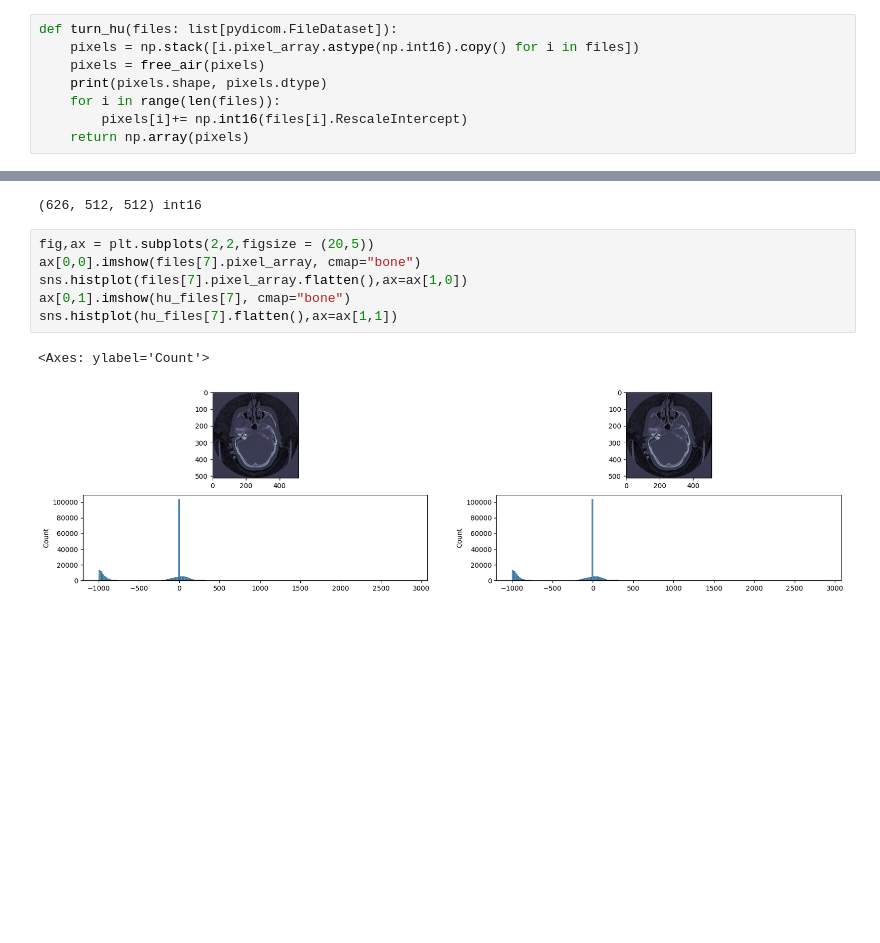
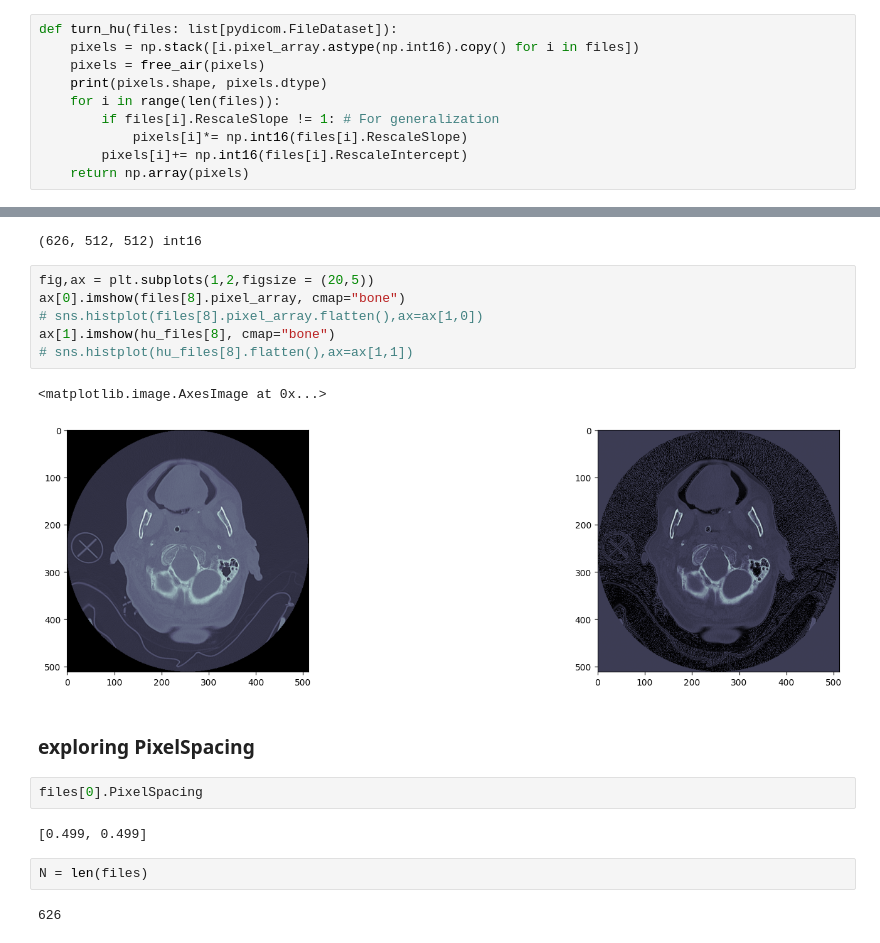
Before and after one commit to moyaser315/medsam-dicom, a Jupyter notebook: notebooks/dicom_processing.ipynb, the cells around one changed output, grey strips where cells are left out. Saved outputs shown, nothing was run; the diff lists cells and outputs as text; blank space fills up the shorter version.

Commit message:
finish exploring Dicom

```diff
--- a/notebooks/dicom_processing.ipynb
+++ b/notebooks/dicom_processing.ipynb
@@ -135,6 +136,8 @@ def turn_hu(files: list[pydicom.FileDataset]):
     pixels = free_air(pixels)
     print(pixels.shape, pixels.dtype)
     for i in range(len(files)):
+        if files[i].RescaleSlope != 1: # For generalization
+            pixels[i]*= np.int16(files[i].RescaleSlope)
         pixels[i]+= np.int16(files[i].RescaleIntercept)
     return np.array(pixels)
 # %%
@@ -142,11 +145,21 @@ hu_files = turn_hu(files)
 # %% [output]
 (626, 512, 512) int16
 # %%
-fig,ax = plt.subplots(2,2,figsize = (20,5))
-ax[0,0].imshow(files[7].pixel_array, cmap="bone")
-sns.histplot(files[7].pixel_array.flatten(),ax=ax[1,0])
-ax[0,1].imshow(hu_files[7], cmap="bone")
-sns.histplot(hu_files[7].flatten(),ax=ax[1,1])
+fig,ax = plt.subplots(1,2,figsize = (20,5))
+ax[0].imshow(files[8].pixel_array, cmap="bone")
+# sns.histplot(files[8].pixel_array.flatten(),ax=ax[1,0])
+ax[1].imshow(hu_files[8], cmap="bone")
+# sns.histplot(hu_files[8].flatten(),ax=ax[1,1])
 # %% [output]
-<Axes: ylabel='Count'>
+<matplotlib.image.AxesImage at 0x...>
-[figure, old version]
+[figure, new version]
+# %% [markdown]
+### exploring PixelSpacing
+# %%
+files[0].PixelSpacing
+# %% [output]
+[0.499, 0.499]
+# %%
+N = len(files)
+# %% [output]
+626
```
Also changed, not shown: parts of 4 cells of this notebook.
